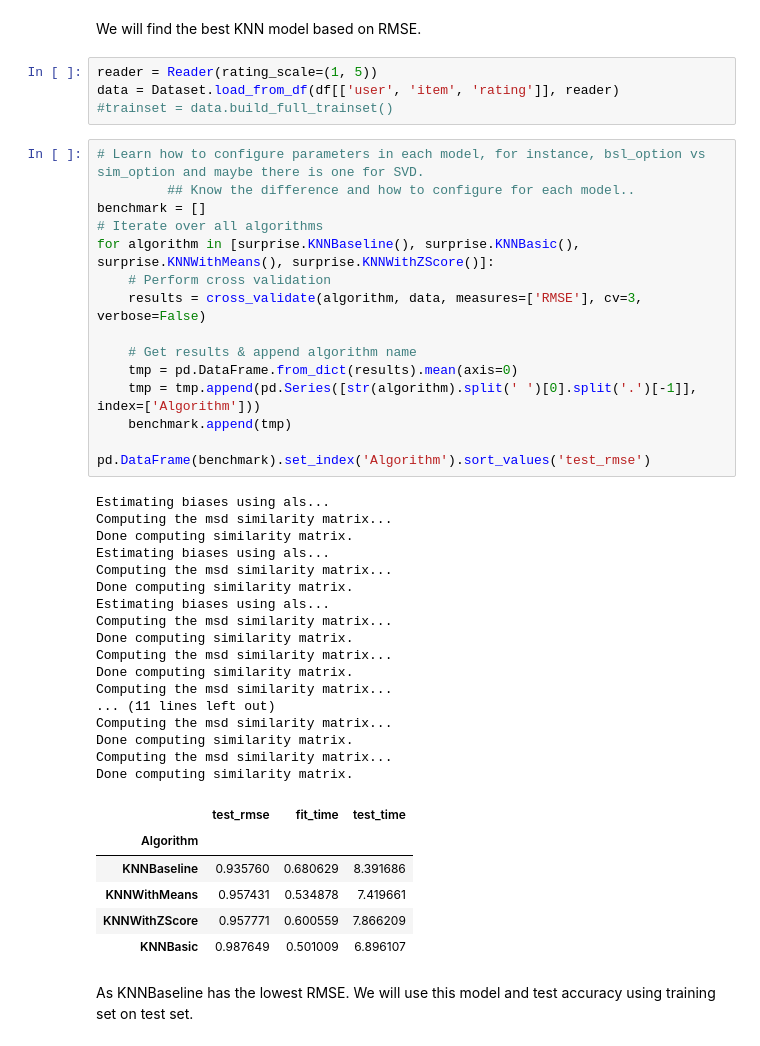
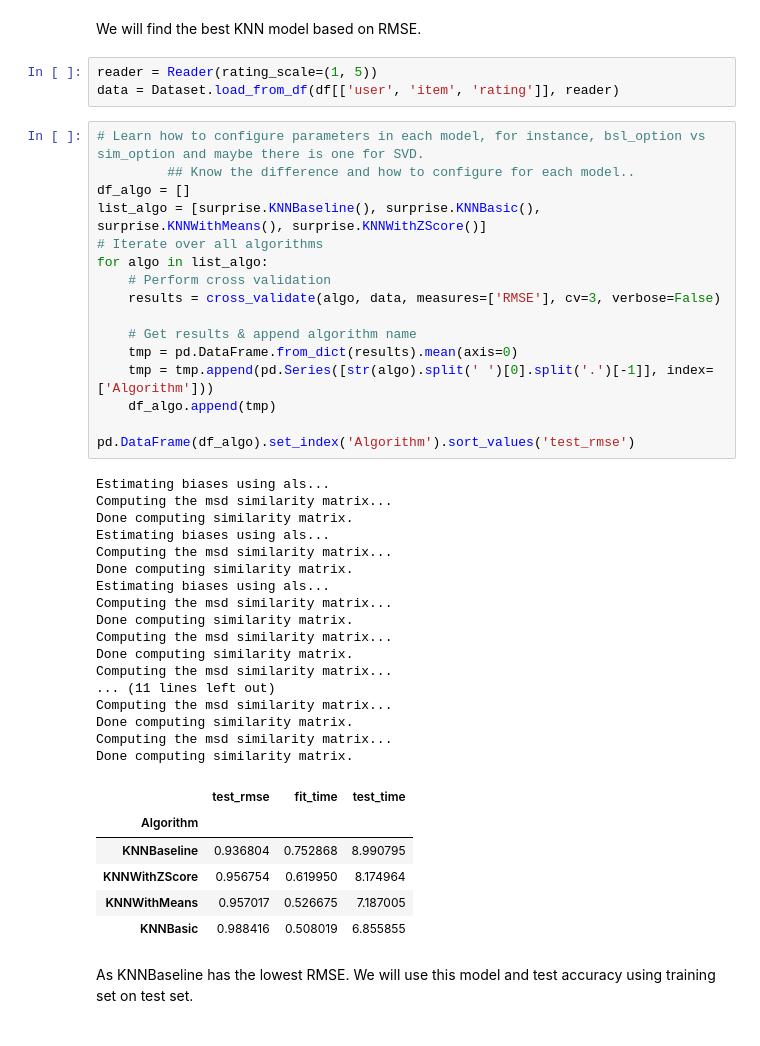
Before and after one commit to wheremagichappens/an.dy, a Jupyter notebook: data612/proj 2/data612-proj2-submit.group..ipynb, the cells around one changed output. Cells and saved outputs as stored; diff of their text form.

```diff
--- a/data612/proj 2/data612-proj2-submit.group..ipynb
+++ b/data612/proj 2/data612-proj2-submit.group..ipynb
@@ -130,46 +130,46 @@ We will find the best KNN model based on RMSE.
 # %%
 reader = Reader(rating_scale=(1, 5))
 data = Dataset.load_from_df(df[['user', 'item', 'rating']], reader)
-#trainset = data.build_full_trainset()
 # %%
 # Learn how to configure parameters in each model, for instance, bsl_option vs sim_option and maybe there is one for SVD.
          ## Know the difference and how to configure for each model..
-benchmark = []
+df_algo = []
+list_algo = [surprise.KNNBaseline(), surprise.KNNBasic(), surprise.KNNWithMeans(), surprise.KNNWithZScore()]
 # Iterate over all algorithms
-for algorithm in [surprise.KNNBaseline(), surprise.KNNBasic(), surprise.KNNWithMeans(), surprise.KNNWithZScore()]:
+for algo in list_algo:
     # Perform cross validation
-    results = cross_validate(algorithm, data, measures=['RMSE'], cv=3, verbose=False)
+    results = cross_validate(algo, data, measures=['RMSE'], cv=3, verbose=False)
 
     # Get results & append algorithm name
     tmp = pd.DataFrame.from_dict(results).mean(axis=0)
-    tmp = tmp.append(pd.Series([str(algorithm).split(' ')[0].split('.')[-1]], index=['Algorithm']))
-    benchmark.append(tmp)
+    tmp = tmp.append(pd.Series([str(algo).split(' ')[0].split('.')[-1]], index=['Algorithm']))
+    df_algo.append(tmp)
 
-pd.DataFrame(benchmark).set_index('Algorithm').sort_values('test_rmse')
+pd.DataFrame(df_algo).set_index('Algorithm').sort_values('test_rmse')
 # %% [output]
 Estimating biases using als...
 Computing the msd similarity matrix...
 Done computing similarity matrix.
 Estimating biases using als...
 Computing the msd similarity matrix...
 Done computing similarity matrix.
 Estimating biases using als...
 Computing the msd similarity matrix...
 Done computing similarity matrix.
 Computing the msd similarity matrix...
 Done computing similarity matrix.
 Computing the msd similarity matrix...
 ... (11 lines left out)
 Computing the msd similarity matrix...
 Done computing similarity matrix.
 Computing the msd similarity matrix...
 Done computing similarity matrix.
 |  | test_rmse | fit_time | test_time |
 | Algorithm |  |  |  |
-| KNNBaseline | 0.935760 | 0.680629 | 8.391686 |
-| KNNWithMeans | 0.957431 | 0.534878 | 7.419661 |
-| KNNWithZScore | 0.957771 | 0.600559 | 7.866209 |
-| KNNBasic | 0.987649 | 0.501009 | 6.896107 |
+| KNNBaseline | 0.936804 | 0.752868 | 8.990795 |
+| KNNWithZScore | 0.956754 | 0.619950 | 8.174964 |
+| KNNWithMeans | 0.957017 | 0.526675 | 7.187005 |
+| KNNBasic | 0.988416 | 0.508019 | 6.855855 |
 # %% [markdown]
 As KNNBaseline has the lowest RMSE. We will use this model and test accuracy using training set on test set.
 # %% [markdown]
```
Also changed, not shown: parts of 26 cells of this notebook.
